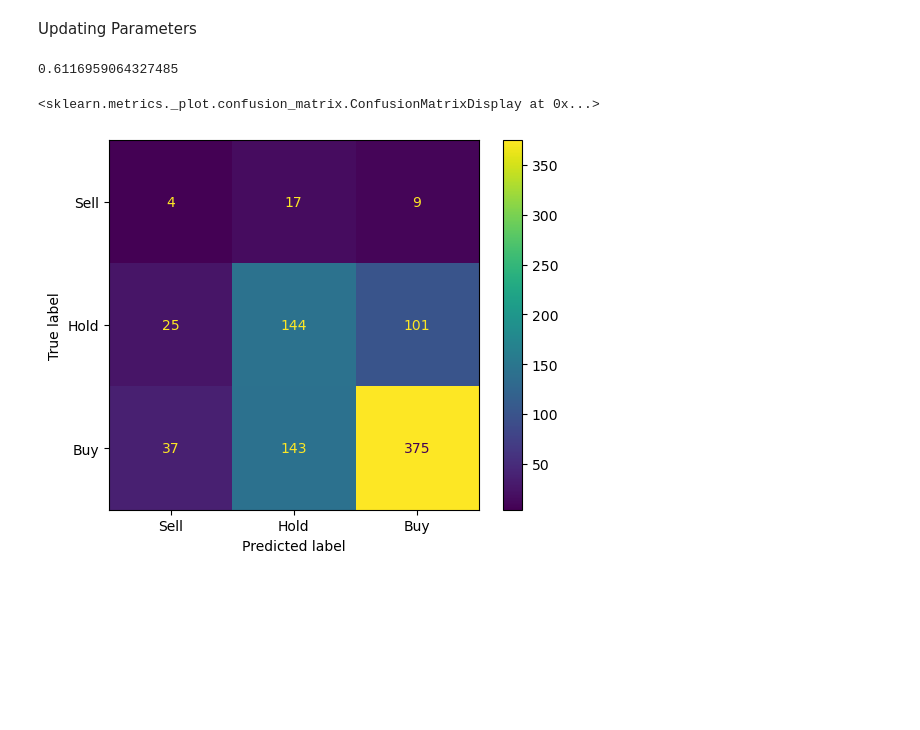
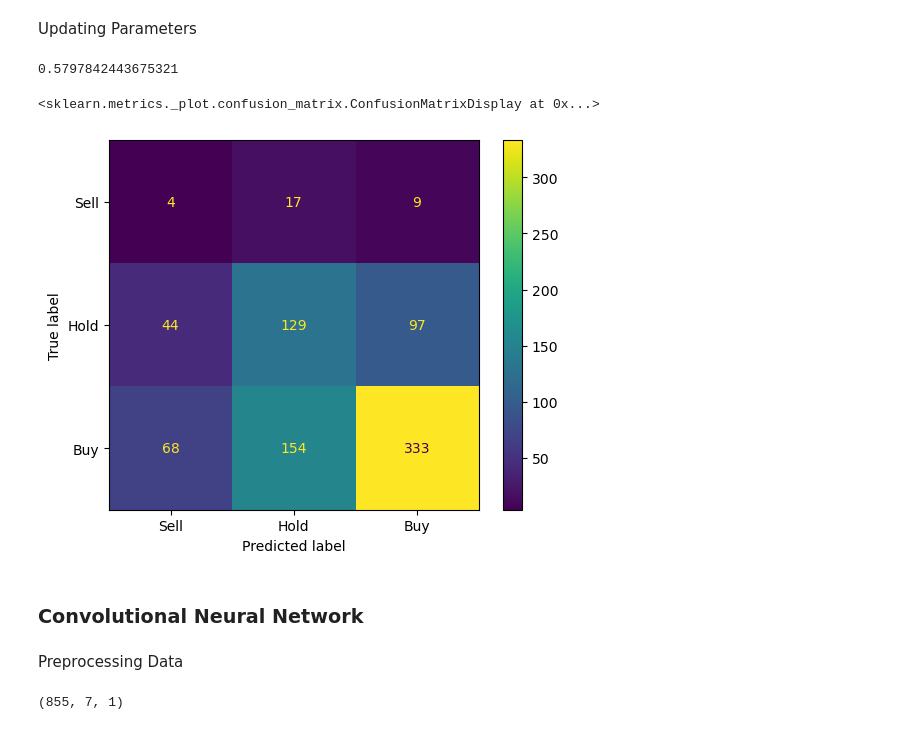
Before and after one commit to ChuckNadel/PredictingAnalystConsensus, a Jupyter notebook: ModelingNotebook.ipynb, the cells around one changed output. Drawn from its saved outputs; the diff is of its cells as text; code cells hidden in the pictures; blank space fills up the shorter version.

```diff
--- a/ModelingNotebook.ipynb
+++ b/ModelingNotebook.ipynb
@@ -64,9 +101,14 @@ y = first_model_df['OverallRecommendation']
 X_train, X_test, y_train, y_test = train_test_split(X, y, test_size= 0.4, random_state= 42)
 # %%
+# Smote to address class imbalance
 smt = SMOTE(random_state = 42)
+# Scaling Data
 ss = StandardScaler()
+# Principal Component Analysis to address Multicolinearity
+pca = PCA(n_components = 5)
+# Instantiate Model, Pipeline
 rfc = RandomForestClassifier(random_state = 42)
-rfc_pipeline = Pipeline([('smote', smt),('scaler', ss),('random_forest',rfc)])
+rfc_pipeline = Pipeline([('smote', smt),('scaler', ss),('pca', pca),('random_forest', rfc)])
 # %%
 rfc_pipeline.fit(X_train, y_train)
 y_pred = rfc_pipeline.predict(X_test)
@@ -85,4 +125,7 @@ rfc_params = {'random_forest__max_depth': [25,30,35,40,45,50], 'random_forest__n
+# %%
+rfc_params = {'random_forest__max_depth': [15,20,25,30,35], 'random_forest__n_estimators': [50,55,60,65,70]}
+score = make_scorer(f1_score, average='weighted')
 # %%
-gs = GridSearchCV(rfc_pipeline, rfc_params, cv = 5, scoring = 'accuracy', verbose = 1)
+gs = GridSearchCV(rfc_pipeline, rfc_params, cv = 5, scoring = score, verbose = 1)
 gs.fit(X_train,y_train)
 # %% [output]
@@ -107,16 +150,20 @@ gs.best_score_
 # %% [markdown]
 Updating Parameters
 # %%
-rfc = RandomForestClassifier(max_depth = 25, n_estimators = 45, random_state = 42)
-rfc_pipeline = Pipeline([('smote', smt),('scaler', ss),('random_forest',rfc)])
+rfc = RandomForestClassifier(max_depth = 25, n_estimators = 60, random_state = 42)
+rfc_pipeline = Pipeline([('smote', smt),('scaler', ss),('pca', pca),('random_forest', rfc)])
 # %%
 rfc_pipeline.fit(X_train, y_train)
 y_pred = rfc_pipeline.predict(X_test)
-accuracy = accuracy_score(y_test, y_pred)
-print(accuracy)
+f1 = f1_score(y_test, y_pred, average = 'weighted')
+print(f1)
 cm = confusion_matrix(y_true = y_test, y_pred = y_pred)
 ConfusionMatrixDisplay(cm, display_labels= ['Sell','Hold','Buy']).plot()
 # %% [output]
-0.6116959064327485
+0.5797842443675321
 <sklearn.metrics._plot.confusion_matrix.ConfusionMatrixDisplay at 0x...>
-[figure, old version]
+[figure, new version]
+# %% [markdown]
+### Convolutional Neural Network
+# %% [markdown]
+Preprocessing Data
@@ -122,0 +198,4 @@ ConfusionMatrixDisplay(cm, display_labels= ['Sell','Hold','Buy']).plot()
+# %%
+X_test_ready.shape
+# %% [output]
+(855, 7, 1)
```
Also changed, not shown: parts of 22 cells of this notebook, 1 other file.
